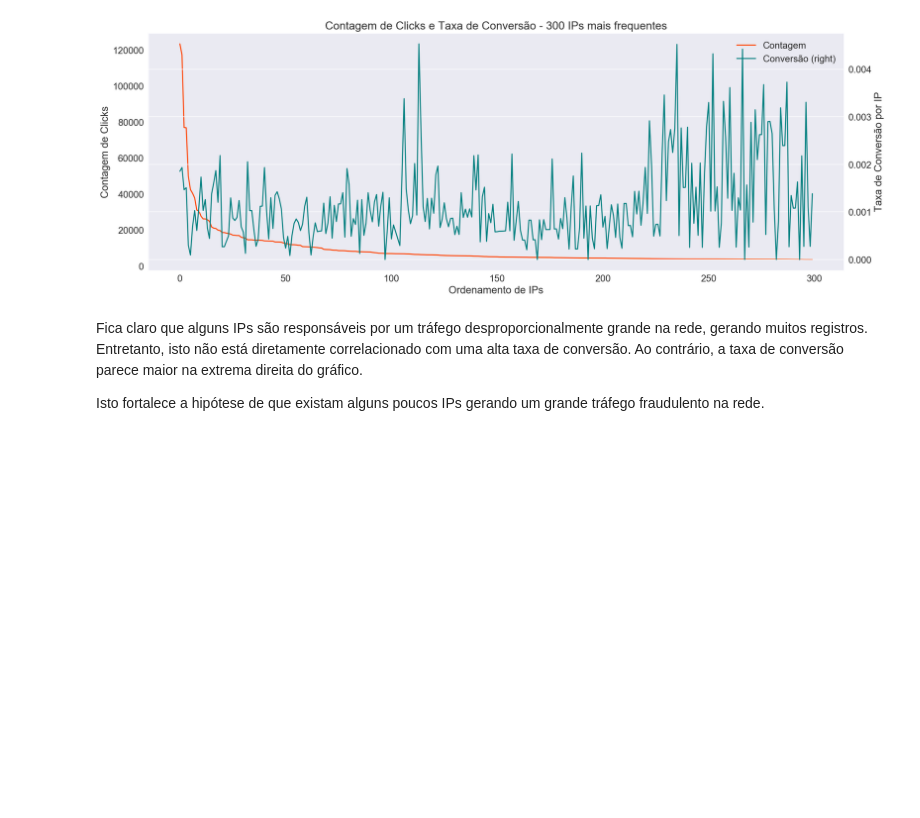
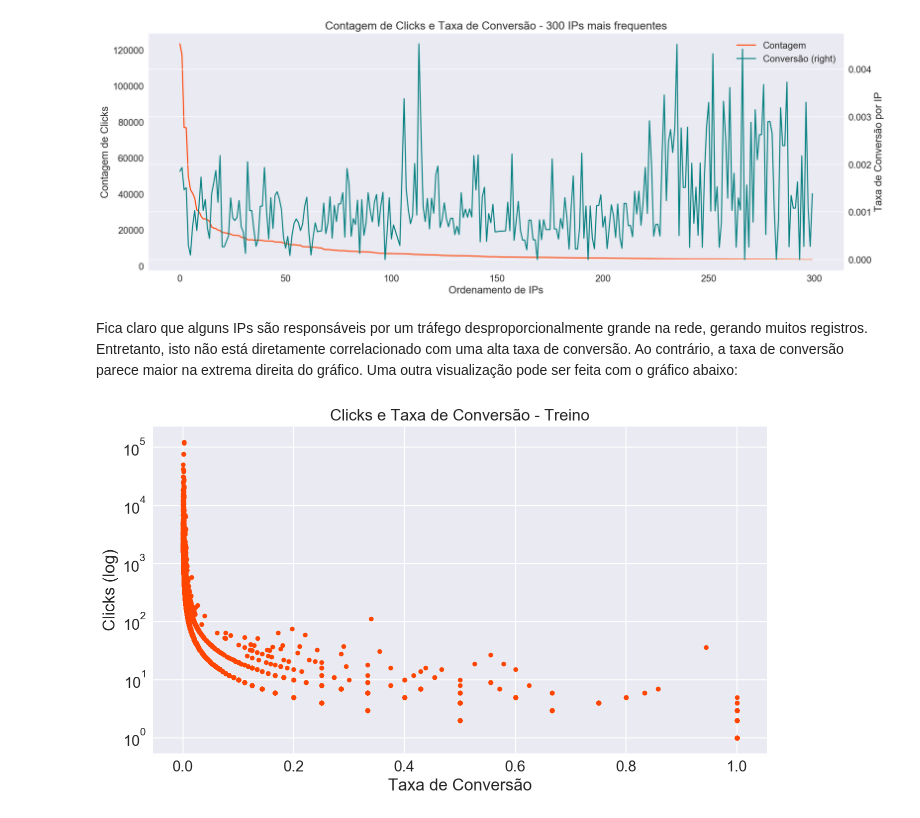
Before and after one commit to rgriva/Kaggle, a Jupyter notebook: EDA-Raul.ipynb, the cells around one changed output. Cells and saved outputs as stored; diff of their text form; code cells hidden in the pictures; blank space fills up the shorter version.

Commit message:
Adicionei dispersão das outras features

```diff
--- a/EDA-Raul.ipynb
+++ b/EDA-Raul.ipynb
@@ -319,6 +320,13 @@ ax2.set(ylabel = 'Taxa de Conversão por IP');
 # %% [output]
 [figure]
 # %% [markdown]
-Fica claro que alguns IPs são responsáveis por um tráfego desproporcionalmente grande na rede, gerando muitos registros. Entretanto, isto não está diretamente correlacionado com uma alta taxa de conversão. Ao contrário, a taxa de conversão parece maior na extrema direita do gráfico.
-
-Isto fortalece a hipótese de que existam alguns poucos IPs gerando um grande tráfego fraudulento na rede.
+Fica claro que alguns IPs são responsáveis por um tráfego desproporcionalmente grande na rede, gerando muitos registros. Entretanto, isto não está diretamente correlacionado com uma alta taxa de conversão. Ao contrário, a taxa de conversão parece maior na extrema direita do gráfico. Uma outra visualização pode ser feita com o gráfico abaixo:
+# %%
+fig = merge[merge['prop'] > 0].plot(kind = 'scatter', x = 'prop', y = 'clicks', color = 'orangered', figsize = (11,6),
+                        logy = True)
+
+fig.set_ylabel('Clicks (log)');
+fig.set_xlabel('Taxa de Conversão');
+fig.set_title('Clicks e Taxa de Conversão - Treino', fontsize=16);
+# %% [output]
+[figure, added]
```
Also changed, not shown: parts of 9 cells of this notebook.
